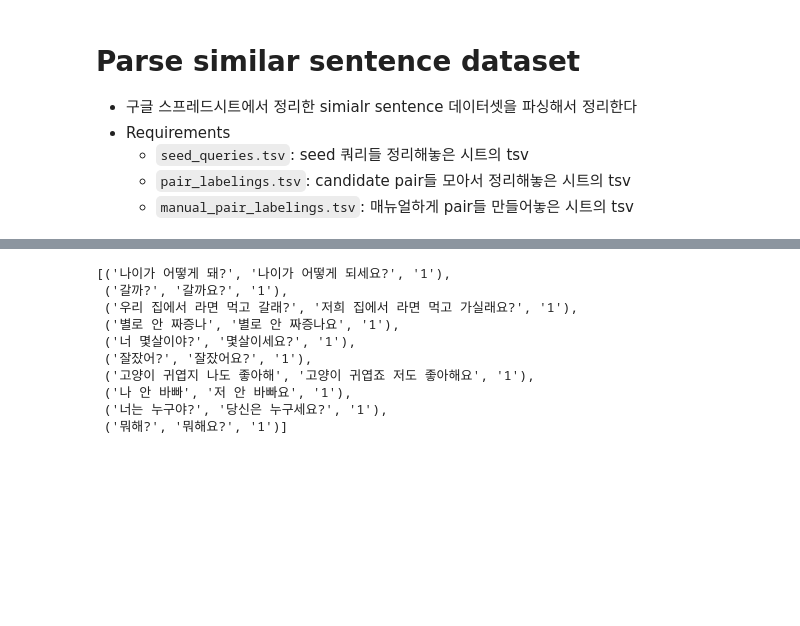
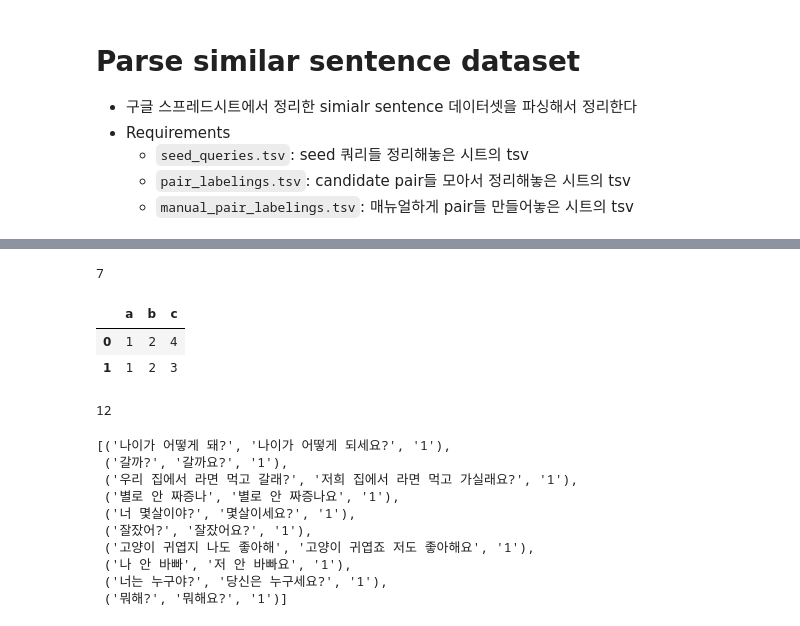
Before and after one commit to angrypark/paraphrase_detection, a Jupyter notebook: notebook/parse_similar_sentence_dataset.ipynb, the cells around one changed output, grey strips where cells are left out. Cells and saved outputs as stored; diff of their text form; code cells hidden in the pictures; blank space fills up the shorter version.

```diff
--- a/notebook/parse_similar_sentence_dataset.ipynb
+++ b/notebook/parse_similar_sentence_dataset.ipynb
@@ -7,0 +22,4 @@
+# %%
+editdistance.eval(processor.word_to_jamo("그랍시당"), processor.word_to_jamo("노란색만"))
+# %% [output]
+7
@@ -8,3 +28,15 @@
+# %%
+d = [{"a": 1, "b": 2, "c": 4}, {"a": 1, "b": 2, "c": 3}]
+# %%
+pd.DataFrame(d)
+# %% [output]
+|  | a | b | c |
+| 0 | 1 | 2 | 4 |
+| 1 | 1 | 2 | 3 |
+# %%
+len(processor.word_to_jamo("그랍시당"))
+# %% [output]
+12
 # %%
 def parse_seed_queries(seed_query_path):
     '''
```
Also changed, not shown: parts of 6 cells of this notebook, 28 other files.
